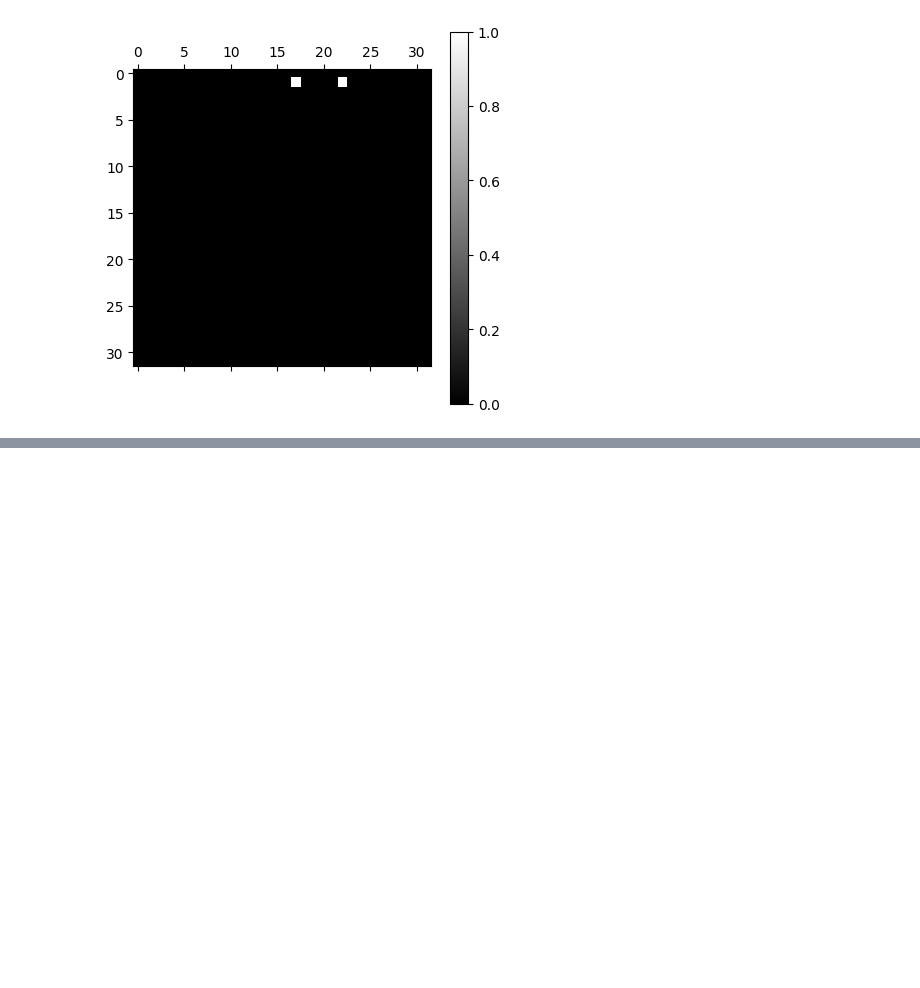
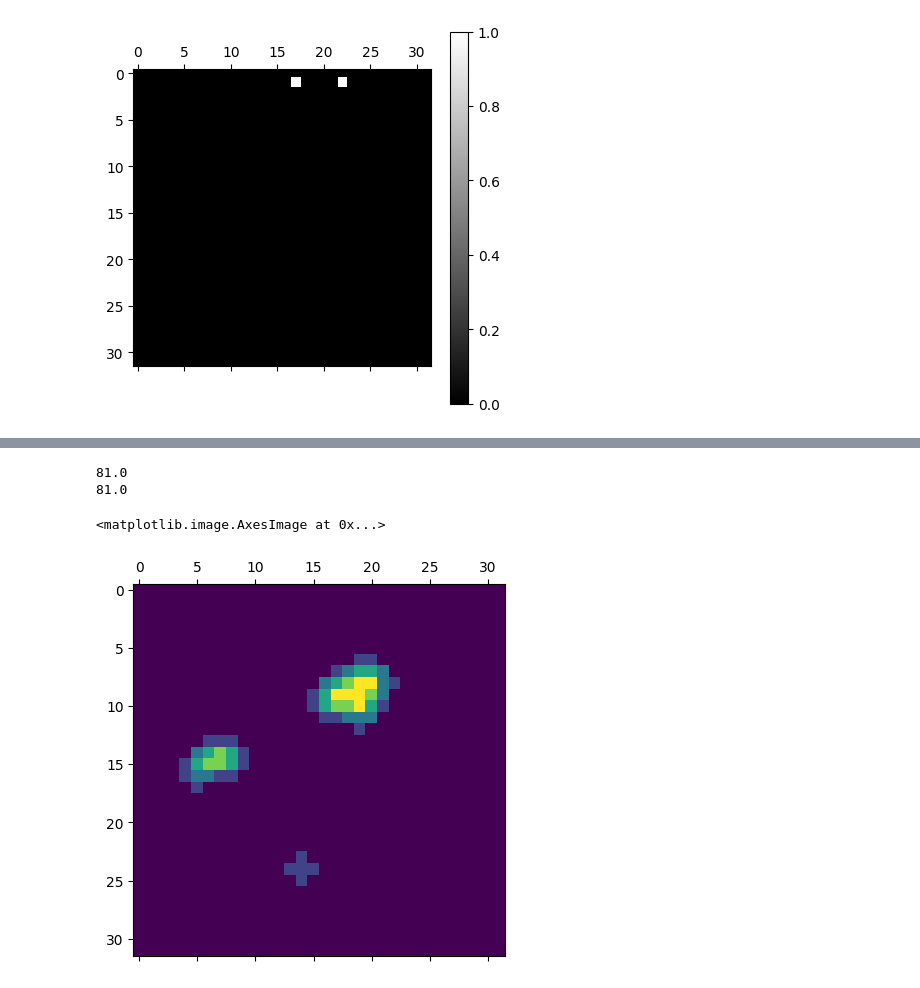
Before and after one commit to abarbieu/slime_mold_nca, a Jupyter notebook: playground.ipynb, the cells around one changed output, grey strips where cells are left out. Drawn from its saved outputs; the diff is of its cells as text; code cells hidden in the pictures; blank space fills up the shorter version.

```diff
--- a/playground.ipynb
+++ b/playground.ipynb
@@ -139,0 +93,20 @@ tenv.display()
+# %%
+import scipy.signal as signal
+
+kernel = np.array([[0,0.2,0],[0.2,0.2,0.2],[0,0.2,0]])
+
+# applies a 2d convolution to the grid using scipy and the given kernel
+def convolve(grid, kernel):
+    return signal.convolve2d(grid, kernel, mode='same', boundary='wrap')
+
+tenv.resv += tenv.food
+print(tenv.resv.sum())
+grid = convolve(tenv.resv, kernel)
+print(grid.sum())
+
+plt.matshow(grid)
+# %% [output]
+81.0
+81.0
+<matplotlib.image.AxesImage at 0x...>
+[figure, added]
```
Also changed, not shown: parts of 9 cells of this notebook, 2 other files.
